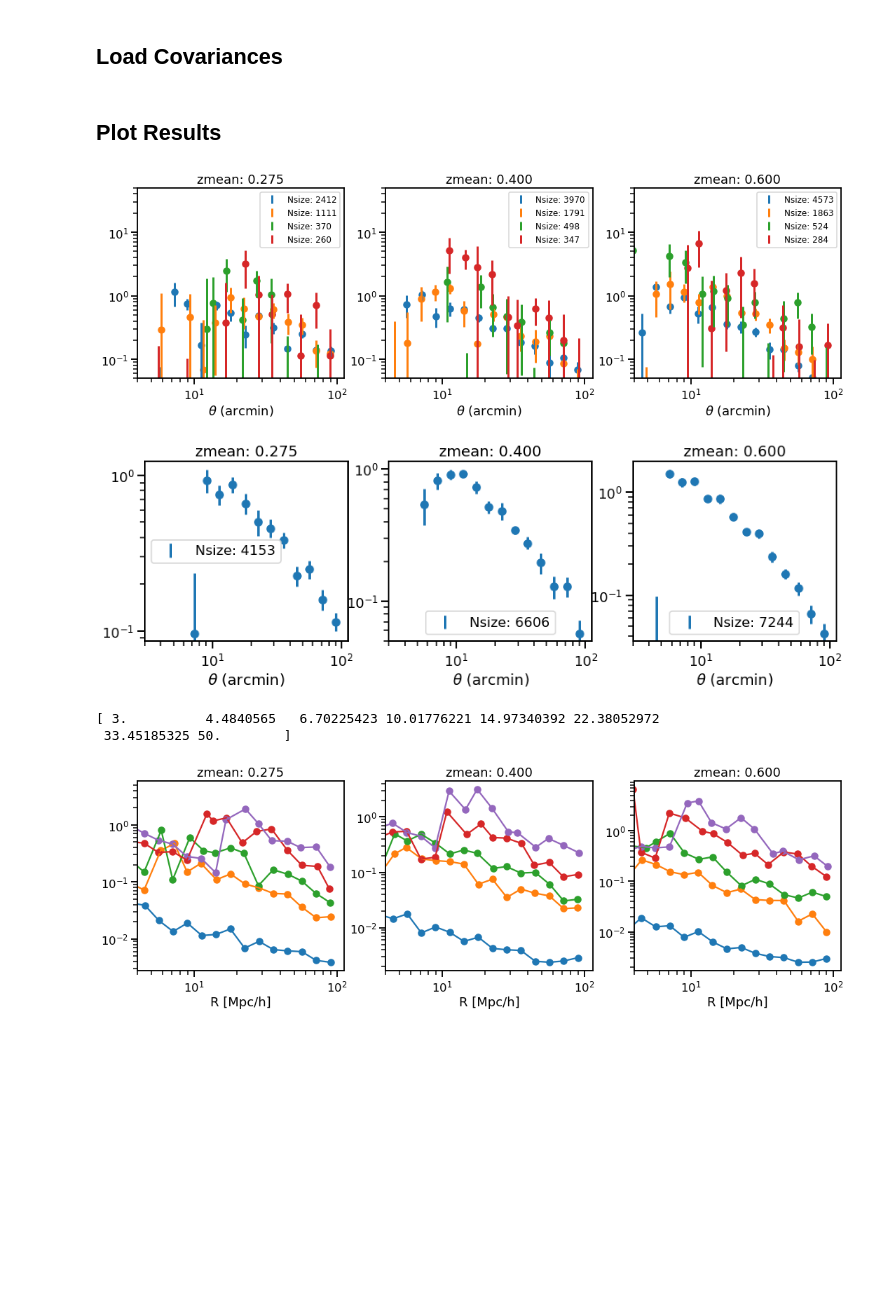
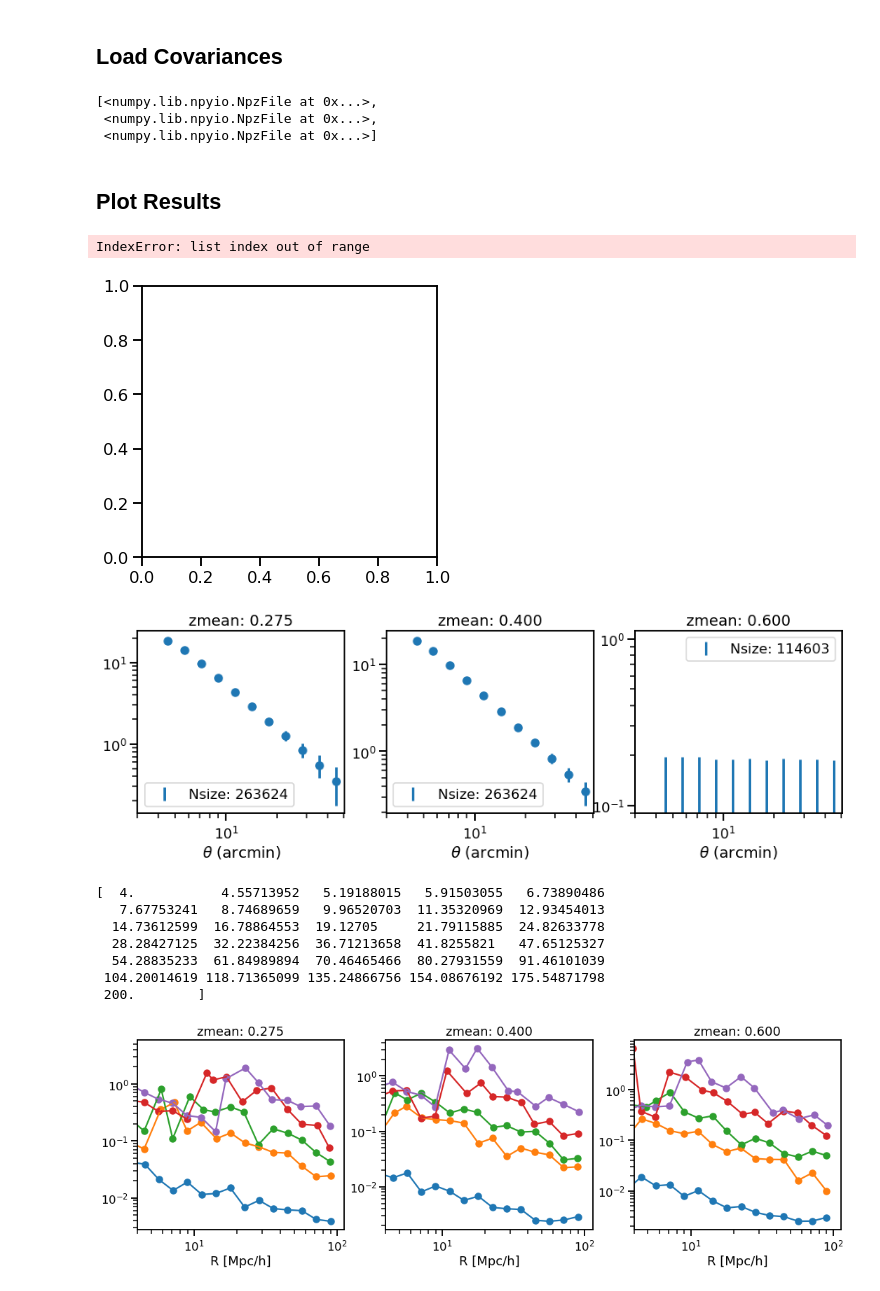
Before and after one commit to estevesjh/fnalFall2022, a Jupyter notebook: y3kp/correlationFunction/0-PlotResults.ipynb, the cells around one changed output. Cells and saved outputs as stored; diff of their text form; code cells hidden in the pictures; blank space fills up the shorter version.

```diff
--- a/y3kp/correlationFunction/0-PlotResults.ipynb
+++ b/y3kp/correlationFunction/0-PlotResults.ipynb
@@ -16,12 +16,12 @@ fname_base = 'output/kmeans%i/%s_l%i-z%i.npz'
 
 def load_files(tag, npatches):
     out = []
-    for i in range(5):
-        res = []
-        for j in range(3):
-            file = fname_base%(npatches, tag, i, j)
-            res.append(np.load(file))
-        out.append(res)
+    # for i in range(5):
+    #     res = []
+    #     for j in range(3):
+    #         file = fname_base%(npatches, tag, i, j)
+    #         res.append(np.load(file))
+    #     out.append(res)
 
     res = []
     for i in range(3):
@@ -34,11 +34,17 @@ def load_files(tag, npatches):
 def pick_bin(vec, ix1, ix2):
     return vec[ix1][ix2]
 # %%
-npatches = 10
-tag = 'rmy3_smallScales'
+npatches = 20
+tag = 'mock_test'
 # %%
 vecs = load_files(tag, npatches) # all bins
-vec = pick_bin(vecs, 0, 0) # lbd_bin, z_bin
+# vec = pick_bin(vecs, 99, 0) # lbd_bin, z_bin
+# %%
+vecs[0]
+# %% [output]
+[<numpy.lib.npyio.NpzFile at 0x...>,
+ <numpy.lib.npyio.NpzFile at 0x...>,
+ <numpy.lib.npyio.NpzFile at 0x...>]
 # %% [markdown]
 ## Plot Results
 # %%
@@ -89,30 +95,36 @@ for i in range(3):
     plt.ylim(0.05, 50)
     plt.legend(fontsize=12)
 # %% [output]
+IndexError: list index out of range
-[figure, old version]
+[figure, new version]
 # %%
 # zbins = [0.2, 0.35, 0.5, 0.65]
 plt.figure(figsize=(15,4))
 zmeans = [0.275, 0.4, 0.6]
 
 for i in range(3):
     plt.subplot(1, 3, i+1)
-    plot_profile(vecs, 5, i)
+    plot_profile(vecs, 0, i)
     #plt.xlabel('R [Mpc/h]')
     plt.title('zmean: %.3f'%zmeans[i])
     plt.xlabel(r'$\theta$ (arcmin)')
     plt.xlim(3., )
     #plt.ylim(0.1, 20)
     plt.legend()
 # %% [output]
-[figure, old version]
+[figure, new version]
 # %%
-rmin, rmax = 3, 50
-nbins = 8
+rmin, rmax = 4, 200
+nbins = 31
 print(np.logspace(np.log10(rmin), np.log10(rmax), nbins))
 # %% [output]
-[ 3.          4.4840565   6.70225423 10.01776221 14.97340392 22.38052972
- 33.45185325 50.        ]
+[  4.           4.55713952   5.19188015   5.91503055   6.73890486
+   7.67753241   8.74689659   9.96520703  11.35320969  12.93454013
+  14.73612599  16.78864553  19.12705     21.79115885  24.82633778
+  28.28427125  32.22384256  36.71213658  41.8255821   47.65125327
+  54.28835233  61.84989894  70.46465466  80.27931559  91.46101039
+ 104.20014619 118.71365099 135.24866756 154.08676192 175.54871798
+ 200.        ]
 # %%
 # zbins = [0.2, 0.35, 0.5, 0.65]
 plt.figure(figsize=(18,5))
```
Also changed, not shown: parts of 3 cells of this notebook, 7 other files.
